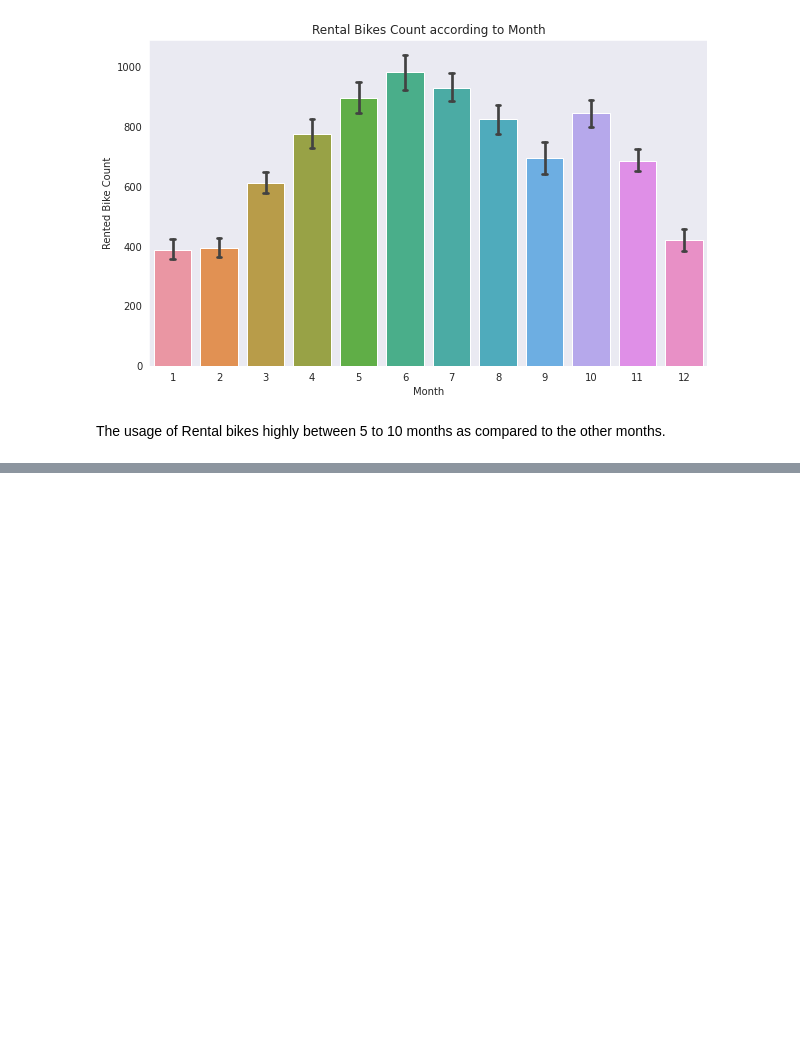
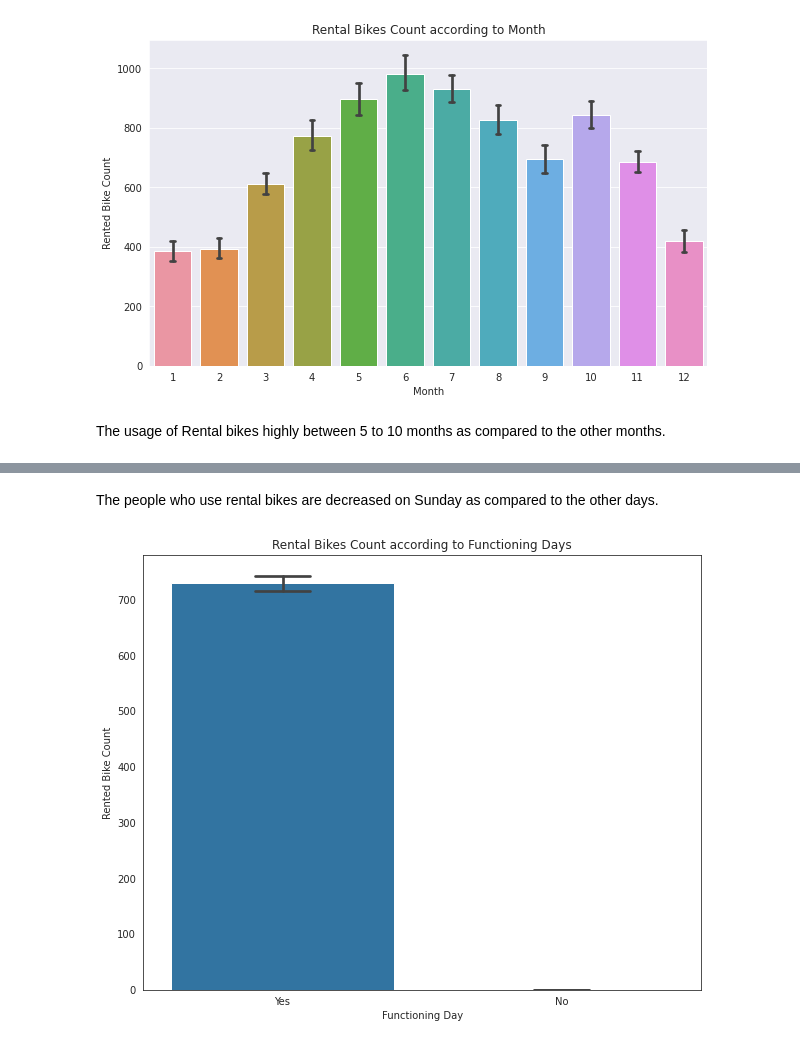
Before and after one commit to m123m12/Rental-Bike-Sharing-Demand-Prediction, a Jupyter notebook: Bike_Sharing_Demand_Prediction.ipynb, the cells around one changed output, grey strips where cells are left out. Saved outputs shown, nothing was run; the diff lists cells and outputs as text; code cells hidden in the pictures; blank space fills up the shorter version.

```diff
--- a/Bike_Sharing_Demand_Prediction.ipynb
+++ b/Bike_Sharing_Demand_Prediction.ipynb
@@ -204,0 +214,11 @@ The usage of Rental bikes highly between 5 to 10 months as compared to the other
+# %% [markdown]
+The people who use rental bikes are decreased on Sunday as compared to the other days.
+# %%
+#Analysis of Rental bikes according to Functioning days
+fig,ax=plt.subplots(figsize=(10,8))
+sns.set_style("white")
+sns.barplot(data=bikedata,x='Functioning Day',y='Rented Bike Count',ax=ax,capsize=.2)
+ax.set(title='Rental Bikes Count according to Functioning Days')
+plt.show()
+# %% [output]
+[figure, added]
```
Also changed, not shown: parts of 4 cells of this notebook.
